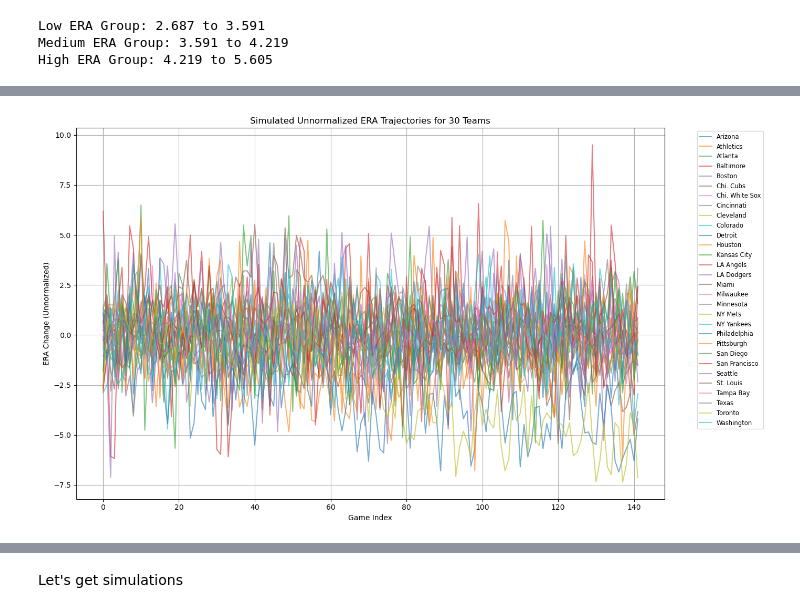
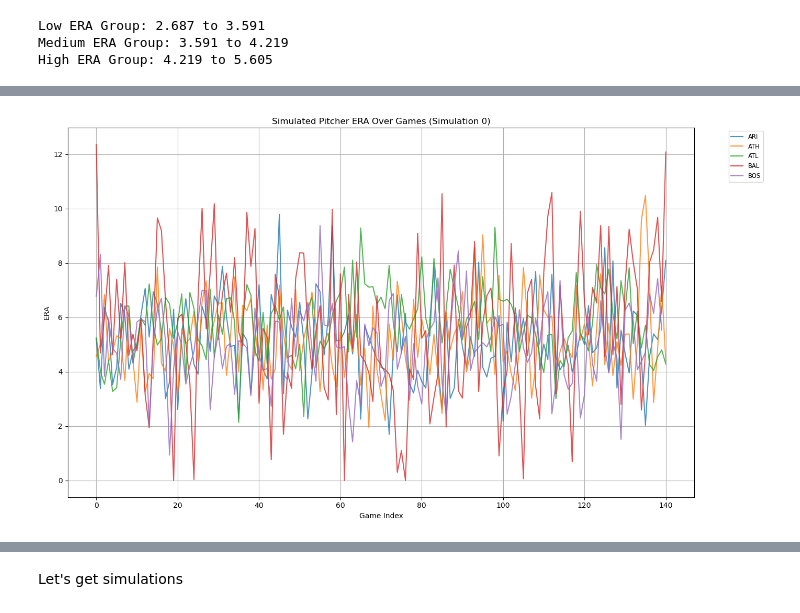
Before and after one commit to s1moncha/bayesian_inference_stat165, a Jupyter notebook: simulate.ipynb, the cells around one changed output, grey strips where cells are left out. Drawn from its saved outputs; the diff is of its cells as text; code cells hidden in the pictures.

```diff
--- a/simulate.ipynb
+++ b/simulate.ipynb
@@ -72,9 +81,9 @@ np.random.seed(42)
 # --- Simulate and Plot Batting Trajectories ---
 plt.figure(figsize=(14, 8))
 
-for _, row in result_df.iterrows():
+for _, row in batting_df.iterrows():
     team = row['Team Abbreviation']
-    start_val = row['10th Batting Average']
+    start_val = row['20th Batting Average']
 
     # Generate random walk
     walk = [start_val]
@@ -303,0 +377,16 @@ print(avg_era_per_team)
+# %%
+# Copy and clean ERA column
+df = final_df.copy()
+df['matched_ERA'] = pd.to_numeric(df['matched_ERA'], errors='coerce')
+
+# Sort and compute average over whatever number of rows exist for each team
+avg_era_per_team = (
+    df.dropna(subset=['matched_ERA'])
+      .sort_values(['team', 'date'])
+      .groupby('team')
+      .apply(lambda g: g['matched_ERA'].mean())  # just take mean of all rows per team
+      .reset_index()
+      .rename(columns={0: 'avg_era_first_N_games'})
+)
+
+print(avg_era_per_team)
@@ -445,44 +586,66 @@ print(avg_era_per_team)
 # %%
 import numpy as np
 import pandas as pd
 import matplotlib.pyplot as plt
 
-# Make sure these are defined:
-# avg_era_per_team: DataFrame with columns ['team', 'avg_era_first_10_games', 'group']
-# results_df: DataFrame with ['team', 'group', 'sigma_obs', 'sigma_process']
-
-n_games = 142
+# --- Inputs ---
+n_simulations = 1000
 np.random.seed(42)
 
-plt.figure(figsize=(14, 8))
+# avg_era_per_team must have columns: 'team', 'group', 'era'
+# team_games_df must have: index as team, column 'Games Remaining'
+# results_df must have: columns 'group', 'sigma_obs', 'sigma_process'
+
+era_simulations = {}
 
 for _, row in avg_era_per_team.iterrows():
     team = row['team']
     group = row['group']
+    start_era = row['avg_era_first_N_games']
 
-    # Filter the distribution to the team's group
+    if pd.isna(group):
+        continue
+
     group_data = results_df[results_df['group'] == group]
 
-    # Sample noise values from the group's distribution
-    sigma_obs = np.random.choice(group_data['sigma_obs'].values)
-    sigma_proc = np.random.choice(group_data['sigma_process'].values)
+    try:
+        n_games = team_games_df.loc[team, "Games Remaining"]
+    except KeyError:
+        continue
 
-    # Simulate latent process
-    latent = [0.0]
-    for _ in range(1, n_games):
-        latent.append(latent[-1] + np.random.normal(0, sigma_proc))
+    if n_games <= 0 or group_data.empty:
+        continue
 
-    observed = np.array(latent) + np.random.normal(0, sigma_obs, size=n_games)
-    #observed = observed - observed[0]  # Normalize to start at 0
+    sims = np.zeros((n_simulations, n_games))
 
-    plt.plot(observed, label=team, alpha=0.6)
+    for sim in range(n_simulations):
+        sigma_obs = np.random.choice(group_data['sigma_obs'].values)
+        sigma_proc = np.random.choice(group_data['sigma_process'].values)
 
-plt.title("Simulated Unnormalized ERA Trajectories for 30 Teams")
+        latent = [start_era]
+        for _ in range(1, n_games):
+            latent.append(latent[-1] + np.random.normal(0, sigma_proc))
+        observed = np.array(latent) + np.random.normal(0, sigma_obs, size=n_games)
+        observed = np.clip(observed, 0.0, 20.0)
+
+        sims[sim, :] = observed
+
+    era_simulations[team] = sims
+
+# --- Plotting first sim for a few teams ---
+teams_to_plot = list(era_simulations.keys())[:5]
+
+plt.figure(figsize=(14, 8))
+for team in teams_to_plot:
+    sim = era_simulations[team][0]  # simulation 0
+    plt.plot(range(len(sim)), sim, label=team, alpha=0.8)
+
+plt.title("Simulated Pitcher ERA Over Games (Simulation 0)")
 plt.xlabel("Game Index")
-plt.ylabel("ERA Change (Unnormalized)")
+plt.ylabel("ERA")
+plt.legend(bbox_to_anchor=(1.05, 1), loc='upper left', fontsize='small')
 plt.grid(True)
-plt.legend(bbox_to_anchor=(1.05, 1), loc='upper left', fontsize='small')
 plt.tight_layout()
 plt.show()
 # %% [output]
-[figure, old version]
+[figure, new version]
```
Also changed, not shown: parts of 28 cells of this notebook.
